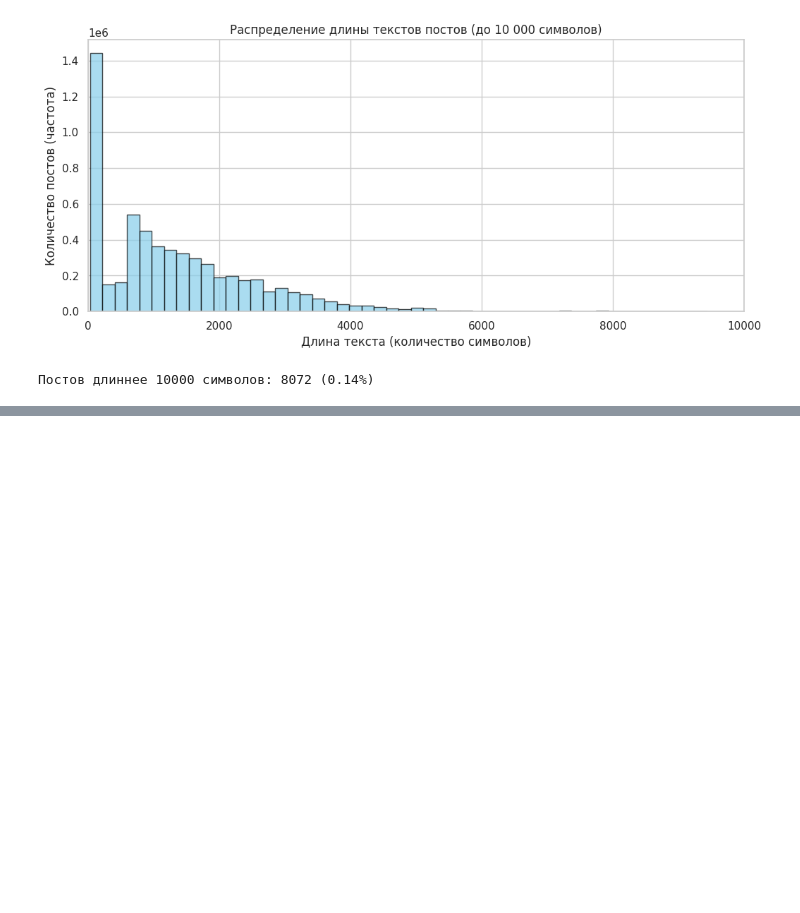
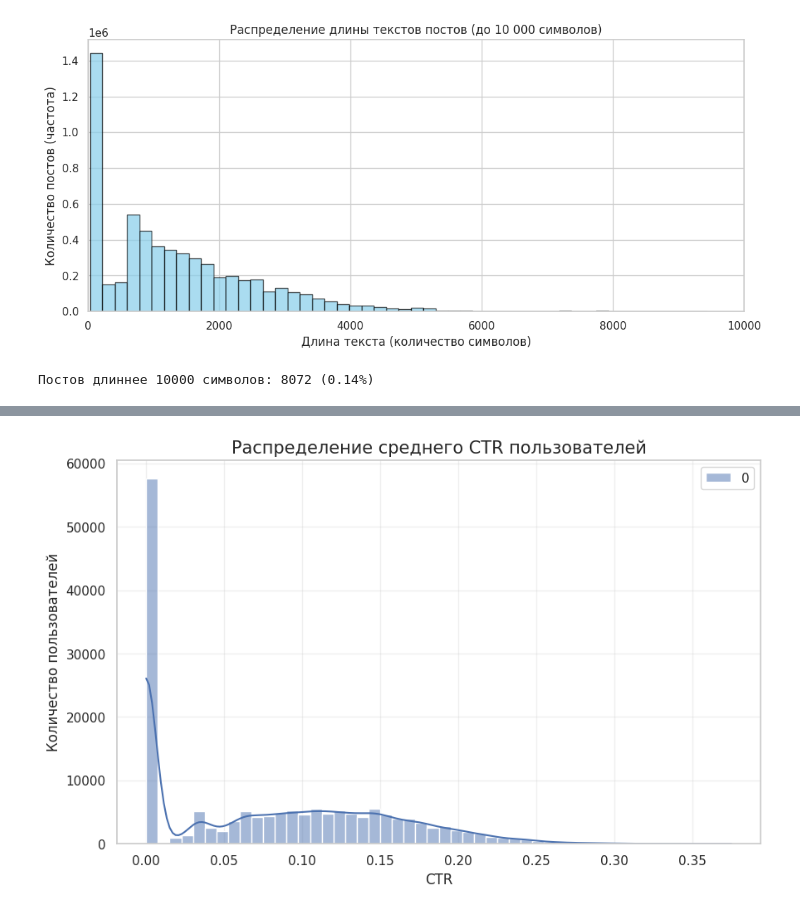
Before and after one commit to nadushaem/RecSys_START_ML_karpov_courses, a Jupyter notebook: start-ml-final-project-eda.ipynb, the cells around one changed output, grey strips where cells are left out. Drawn from its saved outputs; the diff is of its cells as text; code cells hidden in the pictures; blank space fills up the shorter version.

```diff
--- a/start-ml-final-project-eda.ipynb
+++ b/start-ml-final-project-eda.ipynb
@@ -470,0 +477,15 @@ print(report)
+# %%
+# loyalty = лайки / просмотры (CTR) пользователя
+user_loyalty = df.groupby('user_id')['target'].mean().to_dict()
+df['loyalty'] = df['user_id'].map(user_loyalty)
+
+plt.figure(figsize=(10, 6))
+sns.histplot(user_loyalty.values(), bins=50, kde=True)
+
+plt.title('Распределение среднего CTR пользователей', fontsize=15)
+plt.xlabel('CTR')
+plt.ylabel('Количество пользователей')
+plt.grid(True, alpha=0.3)
+plt.show()
+# %% [output]
+[figure, added]
```
Also changed, not shown: parts of 25 cells of this notebook.
